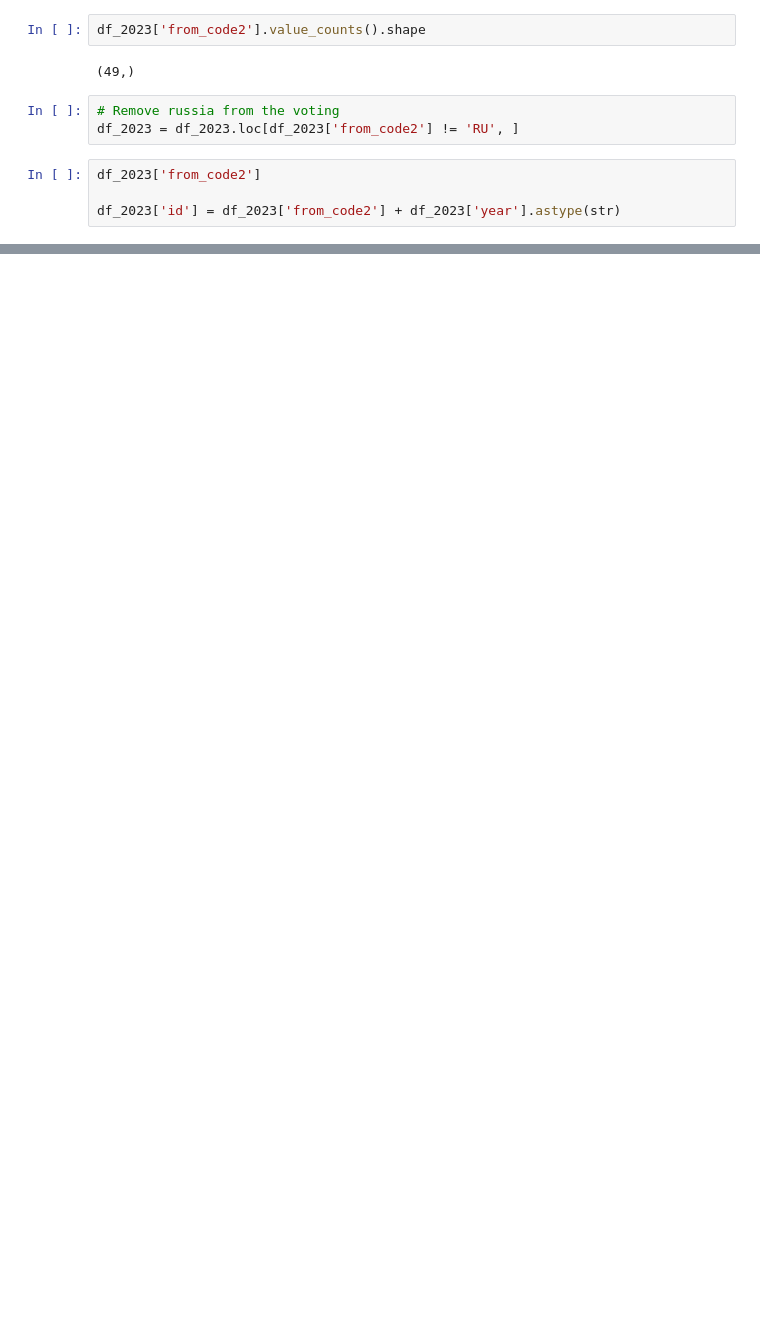
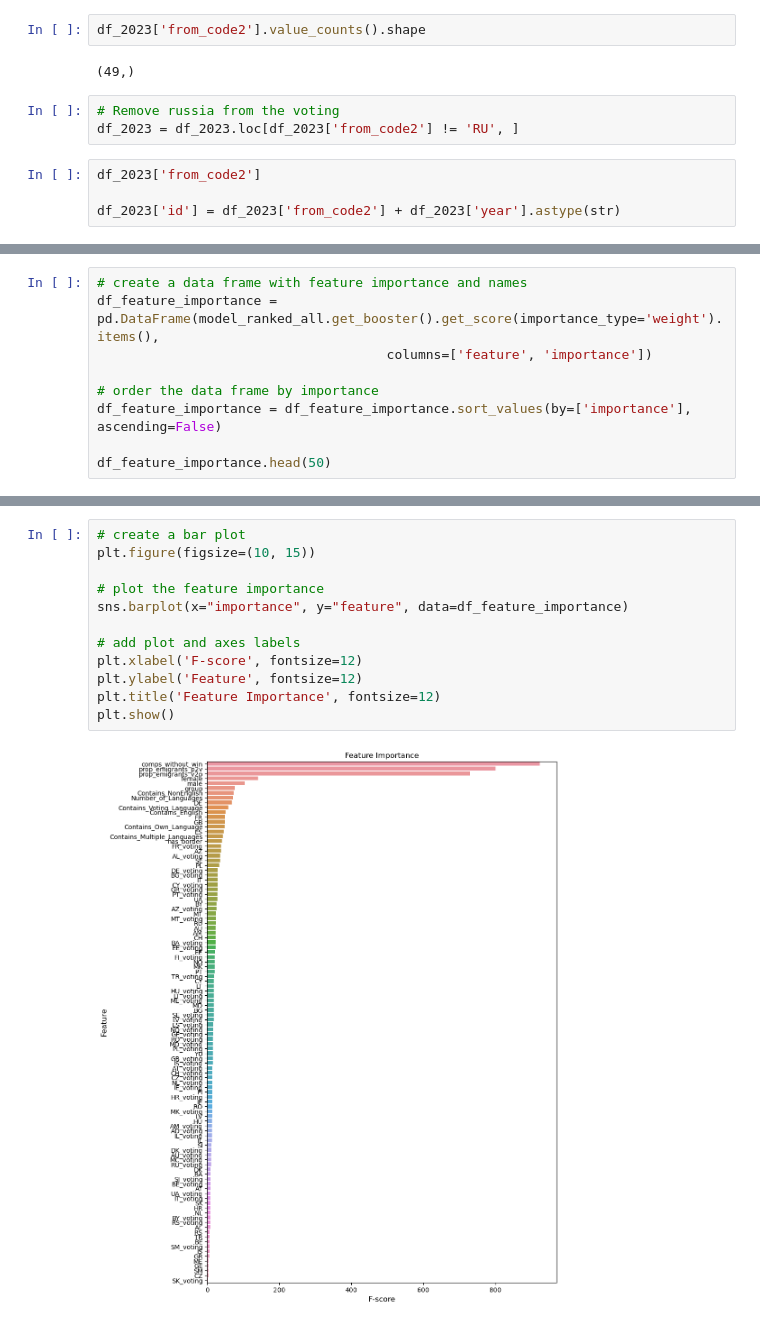
Before and after one commit to KatrionaGoldmann/Eurovision_TDS, a Jupyter notebook: eurovision/notebooks/modelling.ipynb, the cells around one changed output, grey strips where cells are left out. Cells and saved outputs as stored; diff of their text form; blank space fills up the shorter version.

```diff
--- a/eurovision/notebooks/modelling.ipynb
+++ b/eurovision/notebooks/modelling.ipynb
@@ -770,0 +702,9 @@ explainer = shap.TreeExplainer(model)
+# %%
+# create a data frame with feature importance and names
+df_feature_importance = pd.DataFrame(model_ranked_all.get_booster().get_score(importance_type='weight').items(),
+                                     columns=['feature', 'importance'])
+
+# order the data frame by importance
+df_feature_importance = df_feature_importance.sort_values(by=['importance'], ascending=False)
+
+df_feature_importance.head(50)
@@ -770,0 +729,14 @@ explainer = shap.TreeExplainer(model)
+# %%
+# create a bar plot
+plt.figure(figsize=(10, 15))
+
+# plot the feature importance
+sns.barplot(x="importance", y="feature", data=df_feature_importance)
+
+# add plot and axes labels
+plt.xlabel('F-score', fontsize=12)
+plt.ylabel('Feature', fontsize=12)
+plt.title('Feature Importance', fontsize=12)
+plt.show()
+# %% [output]
+[figure, added]
```
Also changed, not shown: parts of 14 cells of this notebook, 3 other files.
